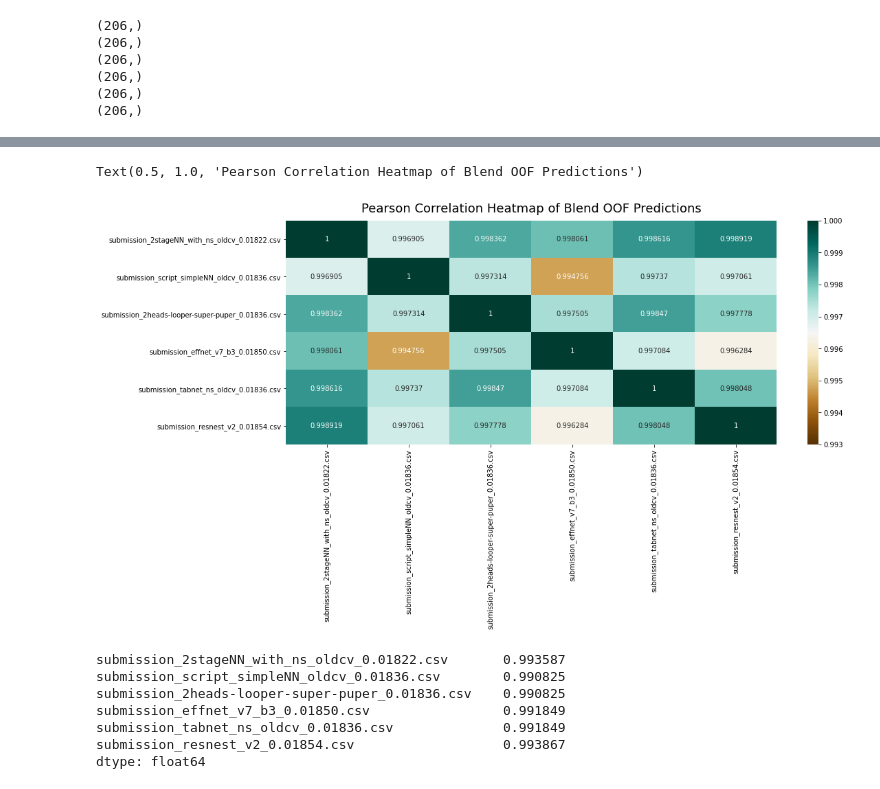
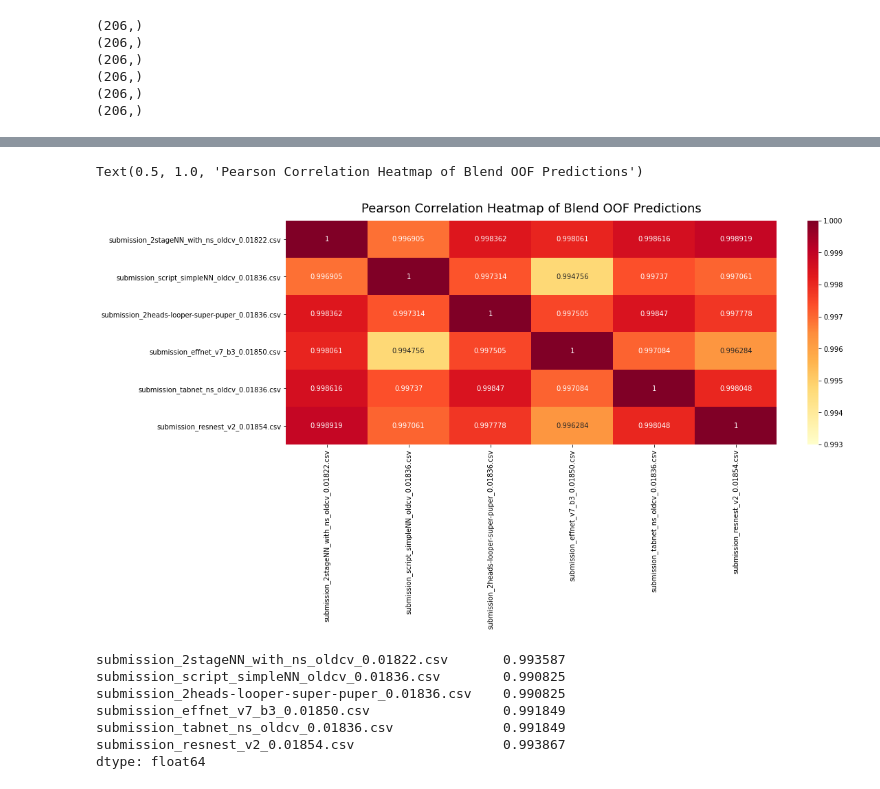
Before and after one commit to guitarmind/kaggle_moa_winner_hungry_for_gold, a Jupyter notebook: blends/blend_eda_v6.ipynb, the cells around one changed output, grey strips where cells are left out. Drawn from its saved outputs; the diff is of its cells as text; code cells hidden in the pictures.

Commit message:
Adding Correlation Heatmap for blend OOF.

```diff
--- a/blends/blend_eda_v6.ipynb
+++ b/blends/blend_eda_v6.ipynb
@@ -566,21 +566,21 @@ dtype: float64
 # %%
 plt.figure(figsize=(16, 6))
 heatmap = sns.heatmap(corr_df.corr(method='pearson'),
                       vmin=0.993,
                       vmax=1,
                       fmt='.6g',
-                      cmap='BrBG',
+                      cmap='YlOrRd',
                       annot=True)
                       # center=0.7)
                       # annot=True)
                       # cmap='jet')
                       # cmap='BrBG')
 heatmap.set_title('Pearson Correlation Heatmap of Blend OOF Predictions',
                   fontdict={'fontsize': 18},
                   pad=12)
 # %% [output]
 Text(0.5, 1.0, 'Pearson Correlation Heatmap of Blend OOF Predictions')
-[figure, old version]
+[figure, new version]
 # %%
 print(np.min(corr_df.corr(method='spearman')))
 corr_df.corr(method='spearman')
```
Also changed, not shown: parts of 2 cells of this notebook.
